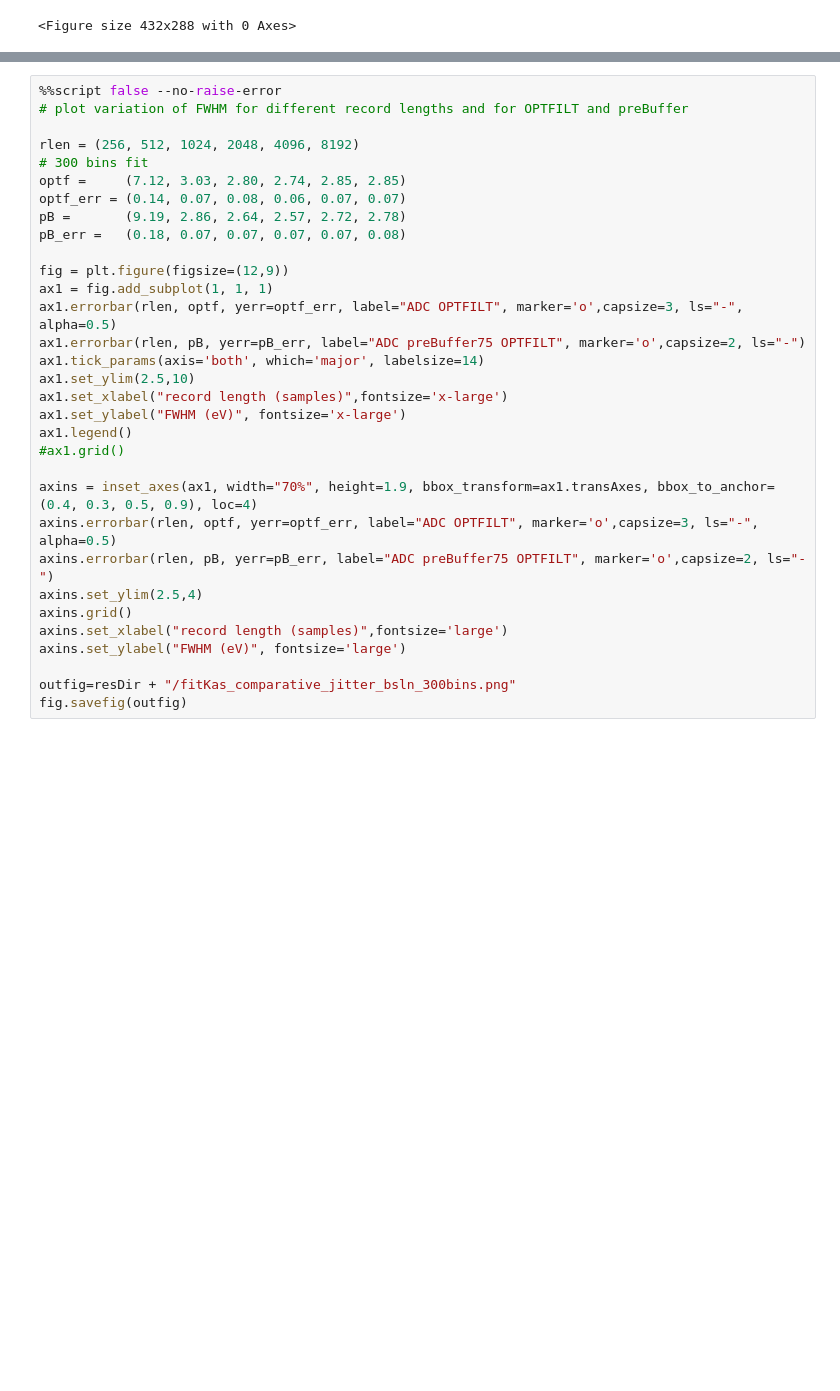
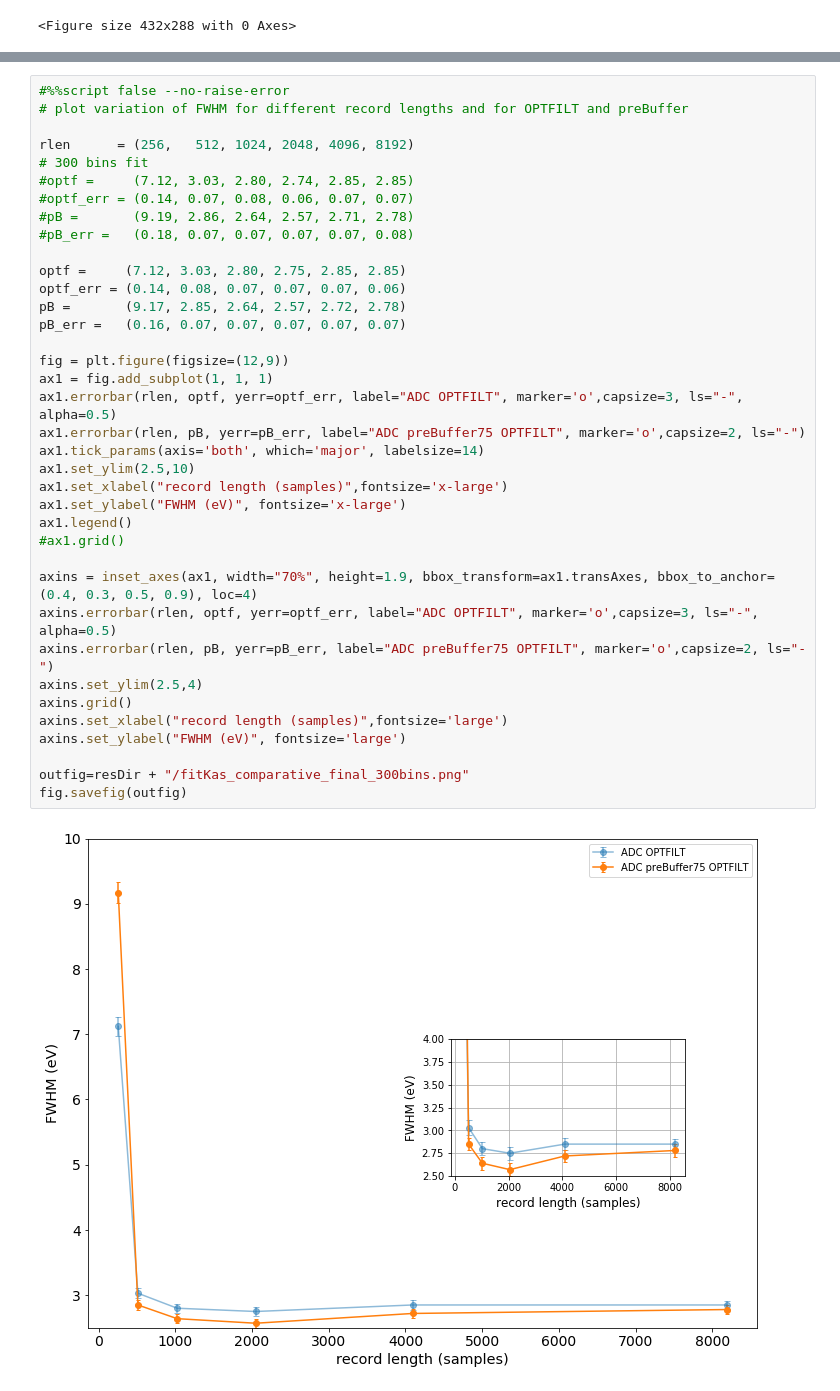
Before and after one commit to mtceballos/SIRENAcode, a Jupyter notebook: realData/h5Files/analysis.ipynb, the cells around one changed output, grey strips where cells are left out. Drawn from its saved outputs; the diff is of its cells as text; blank space fills up the shorter version.

```diff
--- a/realData/h5Files/analysis.ipynb
+++ b/realData/h5Files/analysis.ipynb
@@ -1110,32 +1246,39 @@ outfig=resDir + "/fitKas_" + "pL" + str(plen) + "_" + method + str(oflen) + pBst
 # %%
-%%script false --no-raise-error
+#%%script false --no-raise-error
 # plot variation of FWHM for different record lengths and for OPTFILT and preBuffer
 
-rlen = (256, 512, 1024, 2048, 4096, 8192)
+rlen      = (256,   512, 1024, 2048, 4096, 8192)
 # 300 bins fit
-optf =     (7.12, 3.03, 2.80, 2.74, 2.85, 2.85)
-optf_err = (0.14, 0.07, 0.08, 0.06, 0.07, 0.07)
-pB =       (9.19, 2.86, 2.64, 2.57, 2.72, 2.78)
-pB_err =   (0.18, 0.07, 0.07, 0.07, 0.07, 0.08)
+#optf =     (7.12, 3.03, 2.80, 2.74, 2.85, 2.85)
+#optf_err = (0.14, 0.07, 0.08, 0.06, 0.07, 0.07)
+#pB =       (9.19, 2.86, 2.64, 2.57, 2.71, 2.78)
+#pB_err =   (0.18, 0.07, 0.07, 0.07, 0.07, 0.08)
+
+optf =     (7.12, 3.03, 2.80, 2.75, 2.85, 2.85)
+optf_err = (0.14, 0.08, 0.07, 0.07, 0.07, 0.06)
+pB =       (9.17, 2.85, 2.64, 2.57, 2.72, 2.78)
+pB_err =   (0.16, 0.07, 0.07, 0.07, 0.07, 0.07)
 
 fig = plt.figure(figsize=(12,9))
 ax1 = fig.add_subplot(1, 1, 1)
 ax1.errorbar(rlen, optf, yerr=optf_err, label="ADC OPTFILT", marker='o',capsize=3, ls="-", alpha=0.5)
 ax1.errorbar(rlen, pB, yerr=pB_err, label="ADC preBuffer75 OPTFILT", marker='o',capsize=2, ls="-")
 ax1.tick_params(axis='both', which='major', labelsize=14)
 ax1.set_ylim(2.5,10)
 ax1.set_xlabel("record length (samples)",fontsize='x-large')
 ax1.set_ylabel("FWHM (eV)", fontsize='x-large')
 ax1.legend()
 #ax1.grid()
 
 axins = inset_axes(ax1, width="70%", height=1.9, bbox_transform=ax1.transAxes, bbox_to_anchor=(0.4, 0.3, 0.5, 0.9), loc=4)
 axins.errorbar(rlen, optf, yerr=optf_err, label="ADC OPTFILT", marker='o',capsize=3, ls="-", alpha=0.5)
 axins.errorbar(rlen, pB, yerr=pB_err, label="ADC preBuffer75 OPTFILT", marker='o',capsize=2, ls="-")
 axins.set_ylim(2.5,4)
 axins.grid()
 axins.set_xlabel("record length (samples)",fontsize='large')
 axins.set_ylabel("FWHM (eV)", fontsize='large')
 
-outfig=resDir + "/fitKas_comparative_jitter_bsln_300bins.png"
+outfig=resDir + "/fitKas_comparative_final_300bins.png"
 fig.savefig(outfig)
+# %% [output]
+[figure, added]
```
Also changed, not shown: parts of 14 cells of this notebook.
